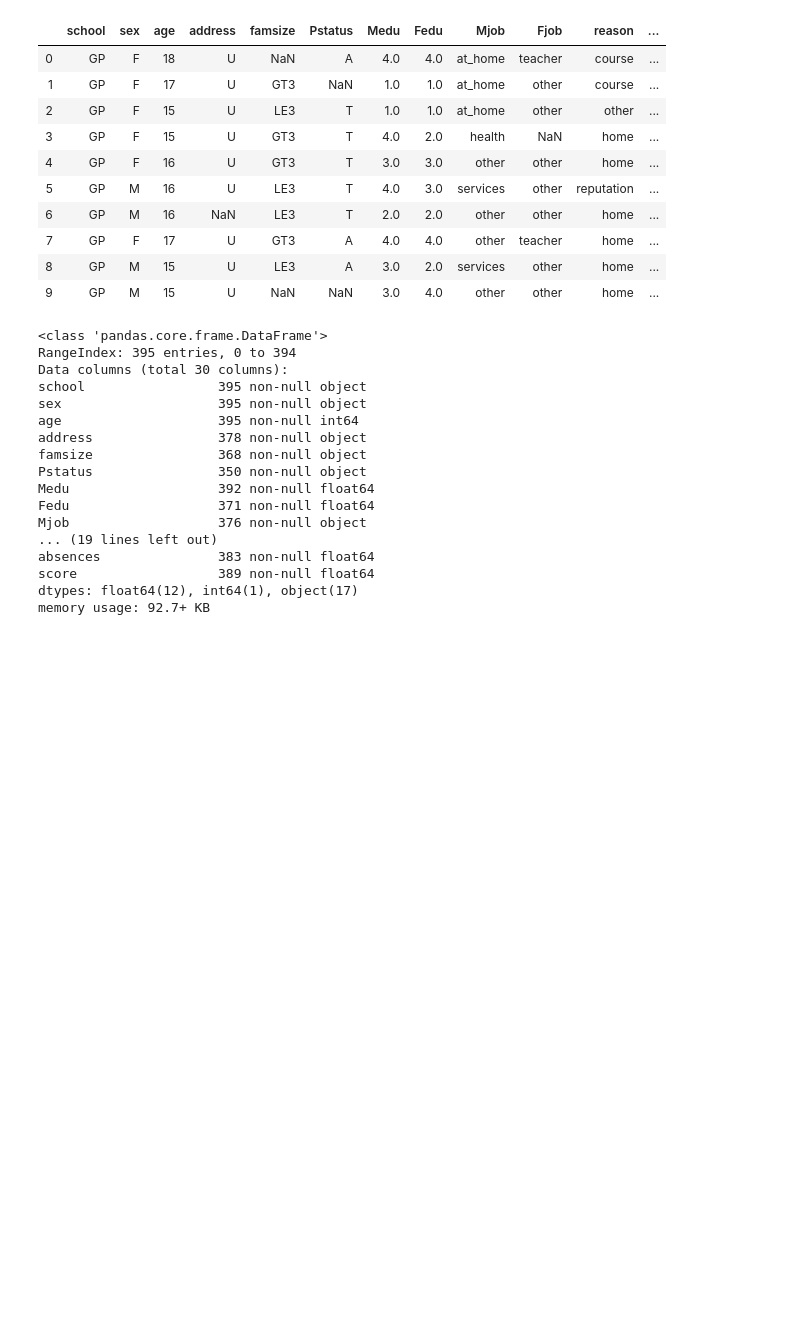
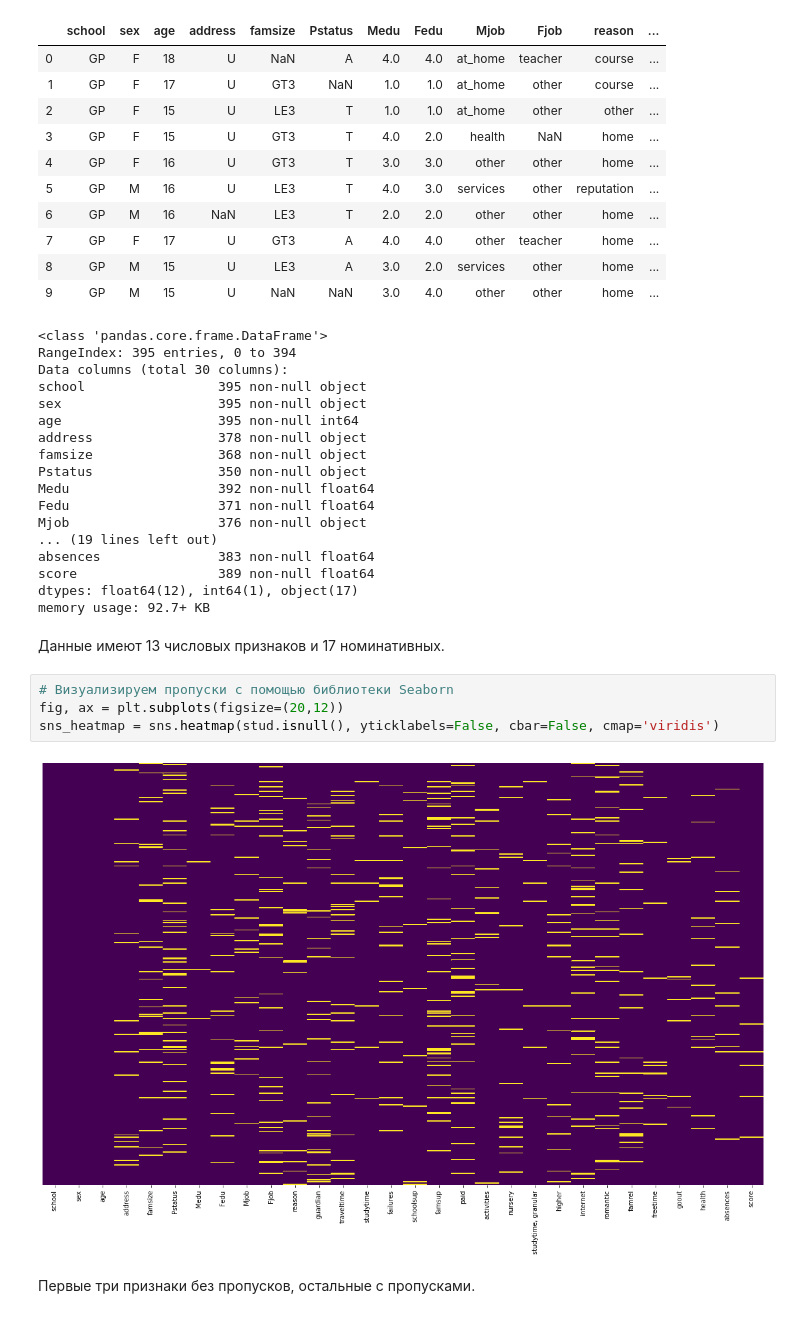
Before and after one commit to gdokuchaev/skillfactory_rds, a Jupyter notebook: module_2/stud_math.ipynb, the cells around one changed output. Saved outputs shown, nothing was run; the diff lists cells and outputs as text; blank space fills up the shorter version.

```diff
--- a/module_2/stud_math.ipynb
+++ b/module_2/stud_math.ipynb
@@ -52,3 +53,13 @@ absences               383 non-null float64
 score                  389 non-null float64
 dtypes: float64(12), int64(1), object(17)
 memory usage: 92.7+ KB
+# %% [markdown]
+Данные имеют 13 числовых признаков и 17 номинативных.
+# %%
+# Визуализируем пропуски с помощью библиотеки Seaborn
+fig, ax = plt.subplots(figsize=(20,12))
+sns_heatmap = sns.heatmap(stud.isnull(), yticklabels=False, cbar=False, cmap='viridis')
+# %% [output]
+[figure, added]
+# %% [markdown]
+Первые три признаки без пропусков, остальные с пропусками.
```
Also changed, not shown: parts of 39 cells of this notebook.
